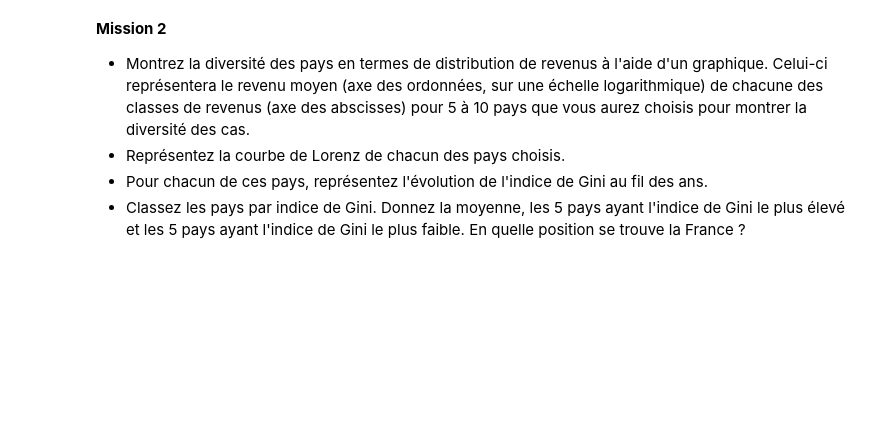
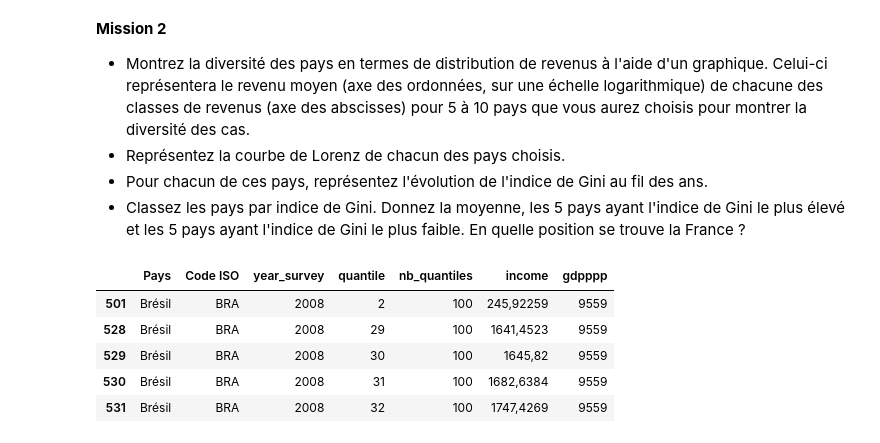
Before and after one commit to Sylvariane/prediction_revenus, a Jupyter notebook: P07_code.ipynb, the cells around one changed output. Cells and saved outputs as stored; diff of their text form; code cells hidden in the pictures; blank space fills up the shorter version.

```diff
--- a/P07_code.ipynb
+++ b/P07_code.ipynb
@@ -95,3 +106,16 @@ Pour chaque pays, les revenus sont présentés sous la forme de centiles. On dis
 - Représentez la courbe de Lorenz de chacun des pays choisis.
 - Pour chacun de ces pays, représentez l'évolution de l'indice de Gini au fil des ans.
 - Classez les pays par indice de Gini. Donnez la moyenne, les 5 pays ayant l'indice de Gini le plus élevé et les 5 pays ayant l'indice de Gini le plus faible. En quelle position se trouve la France ?
+# %%
+# Choix de 10 pays pour la suite de l'analyse
+data = data.set_index('Pays')
+df = data.loc(axis=0)['France', 'Géorgie', 'Canada', 'Honduras', 'Colombie', 'Brésil', 'Yémen', 'Fédération de Russie', 'Philippines', 'Thaïlande'].reset_index()
+df = df.sort_values('Pays')
+df.head()
+# %% [output]
+|  | Pays | Code ISO | year_survey | quantile | nb_quantiles | income | gdpppp |
+| 501 | Brésil | BRA | 2008 | 2 | 100 | 245,92259 | 9559 |
+| 528 | Brésil | BRA | 2008 | 29 | 100 | 1641,4523 | 9559 |
+| 529 | Brésil | BRA | 2008 | 30 | 100 | 1645,82 | 9559 |
+| 530 | Brésil | BRA | 2008 | 31 | 100 | 1682,6384 | 9559 |
+| 531 | Brésil | BRA | 2008 | 32 | 100 | 1747,4269 | 9559 |
```
Also changed, not shown: parts of 10 cells of this notebook.
